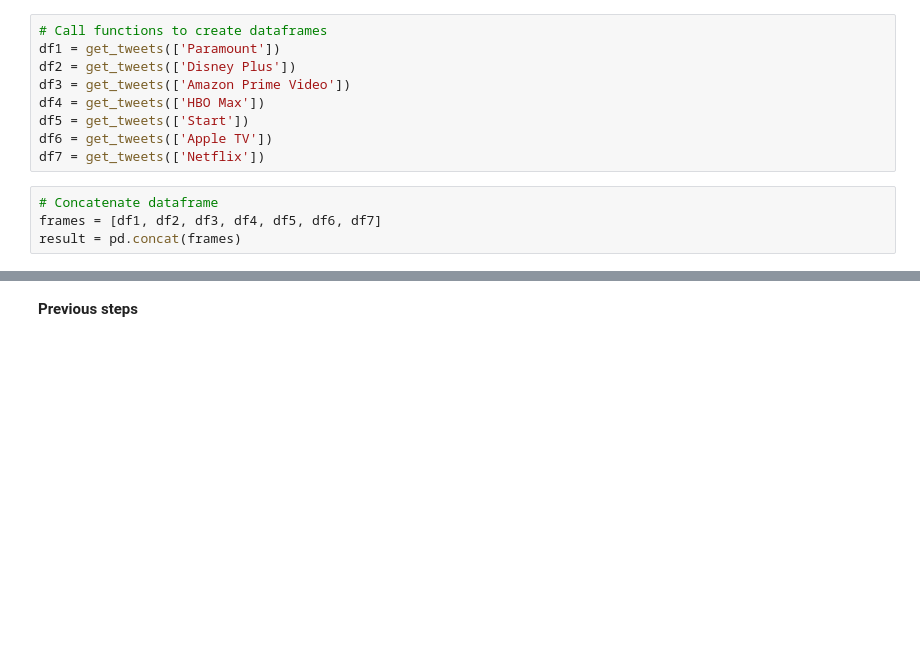
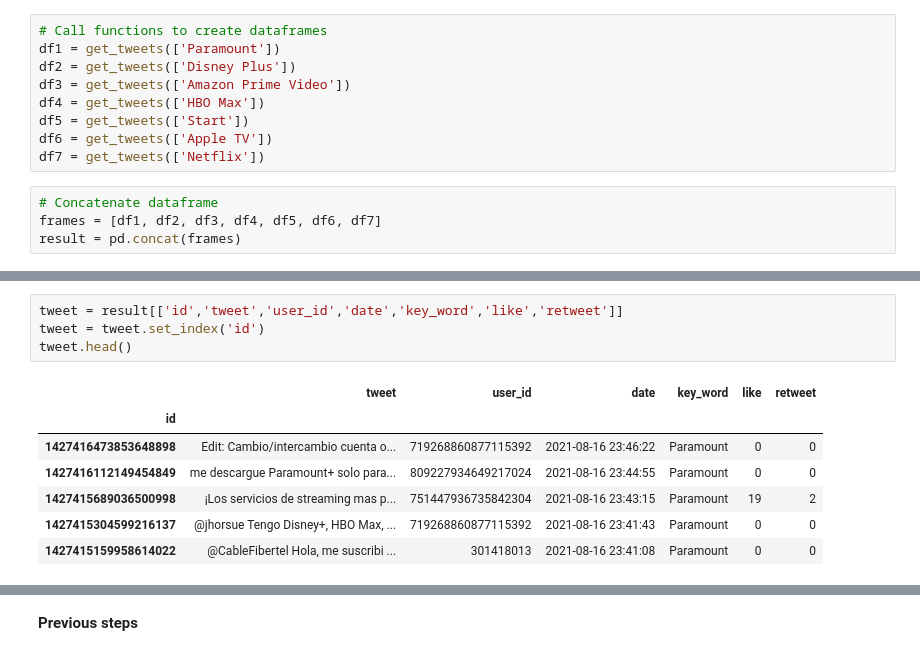
Before and after one commit to uriarriaga/Final_proyect, a Jupyter notebook: Database/TwitterPy-2.ipynb, the cells around one changed output, grey strips where cells are left out. Drawn from its saved outputs; the diff is of its cells as text; blank space fills up the shorter version.

```diff
--- a/Database/TwitterPy-2.ipynb
+++ b/Database/TwitterPy-2.ipynb
@@ -100,0 +98,12 @@ result.head()
+# %%
+tweet = result[['id','tweet','user_id','date','key_word','like','retweet']]
+tweet = tweet.set_index('id')
+tweet.head()
+# %% [output]
+|  | tweet | user_id | date | key_word | like | retweet |
+| id |  |  |  |  |  |  |
+| 1427416473853648898 | Edit: Cambio/intercambio cuenta o... | 719268860877115392 | 2021-08-16 23:46:22 | Paramount | 0 | 0 |
+| 1427416112149454849 | me descargue Paramount+ solo para... | 809227934649217024 | 2021-08-16 23:44:55 | Paramount | 0 | 0 |
+| 1427415689036500998 | ¡Los servicios de streaming mas p... | 751447936735842304 | 2021-08-16 23:43:15 | Paramount | 19 | 2 |
+| 1427415304599216137 | @jhorsue Tengo Disney+, HBO Max, ... | 719268860877115392 | 2021-08-16 23:41:43 | Paramount | 0 | 0 |
+| 1427415159958614022 | @CableFibertel Hola, me suscribi ... | 301418013 | 2021-08-16 23:41:08 | Paramount | 0 | 0 |
```
Also changed, not shown: parts of 12 cells of this notebook.
